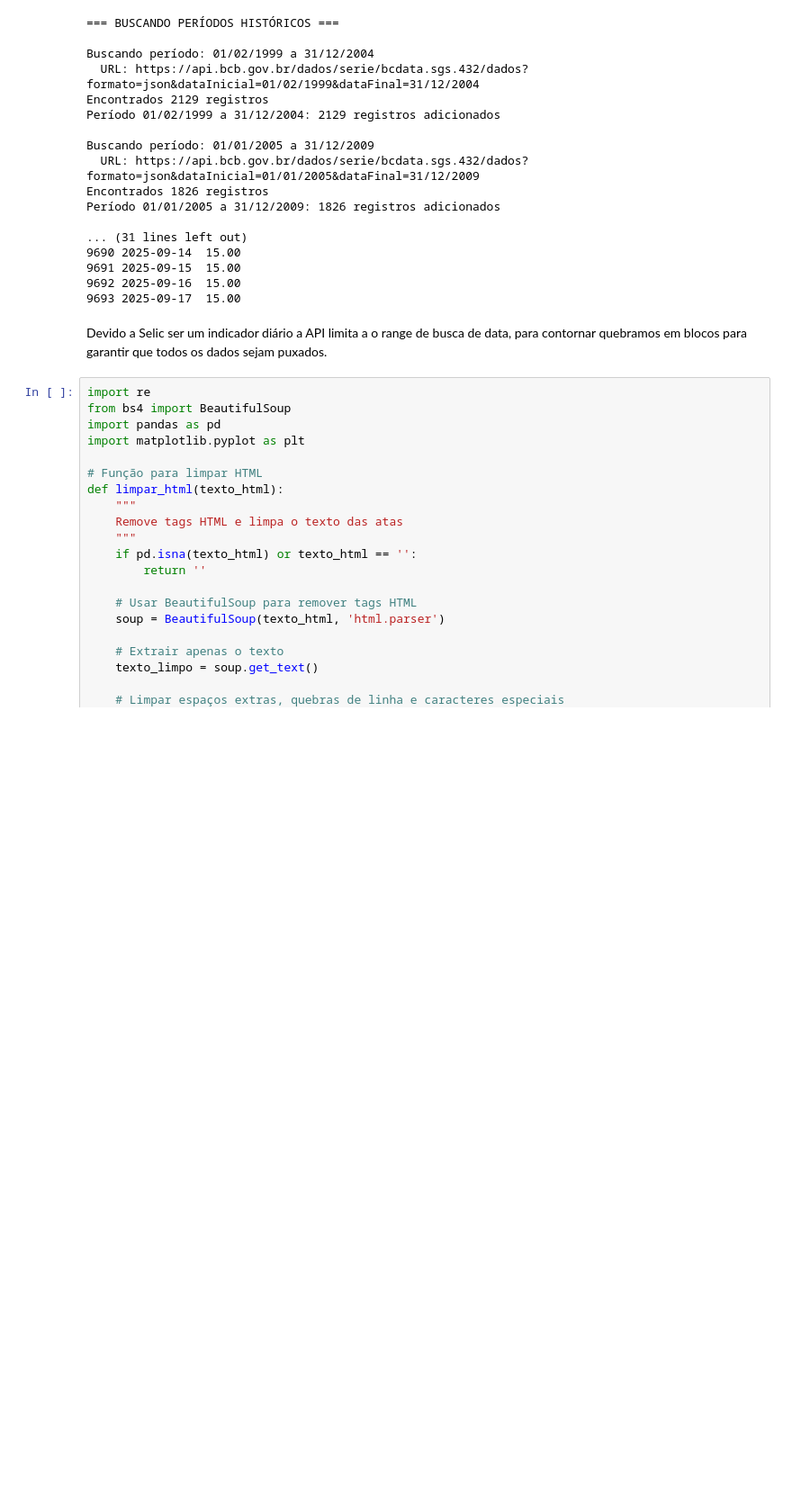
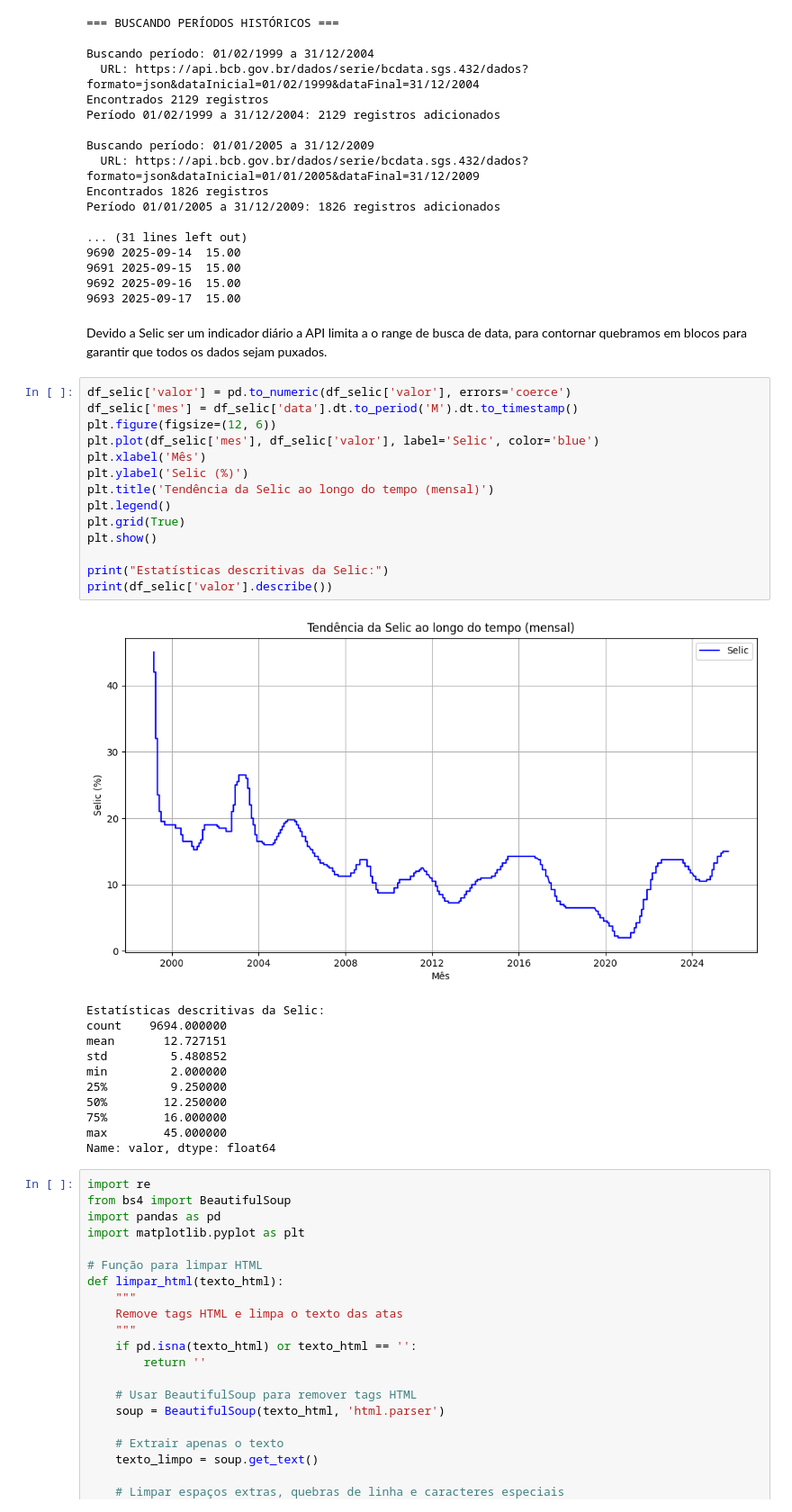
Before and after one commit to guilhermersduarte/Projeto-Aplicado2-Grupo19, a Jupyter notebook: Notebooks/analise_exploratoria_ata.ipynb, the cells around one changed output. Shown at 90% size. Drawn from its saved outputs; the diff is of its cells as text; blank space fills up the shorter version.

```diff
--- a/Notebooks/analise_exploratoria_ata.ipynb
+++ b/Notebooks/analise_exploratoria_ata.ipynb
@@ -406,6 +426,32 @@ Período 01/01/2005 a 31/12/2009: 1826 registros adicionados
 9693 2025-09-17  15.00
 # %% [markdown]
 Devido a Selic ser um indicador diário a API limita a o range de busca de data, para contornar quebramos em blocos para garantir que todos os dados sejam puxados.
+# %%
+df_selic['valor'] = pd.to_numeric(df_selic['valor'], errors='coerce')
+df_selic['mes'] = df_selic['data'].dt.to_period('M').dt.to_timestamp()
+plt.figure(figsize=(12, 6))
+plt.plot(df_selic['mes'], df_selic['valor'], label='Selic', color='blue')
+plt.xlabel('Mês')
+plt.ylabel('Selic (%)')
+plt.title('Tendência da Selic ao longo do tempo (mensal)')
+plt.legend()
+plt.grid(True)
+plt.show()
+
+print("Estatísticas descritivas da Selic:")
+print(df_selic['valor'].describe())
+# %% [output]
+[figure, added]
+Estatísticas descritivas da Selic:
+count    9694.000000
+mean       12.727151
+std         5.480852
+min         2.000000
+25%         9.250000
+50%        12.250000
+75%        16.000000
+max        45.000000
+Name: valor, dtype: float64
 # %%
 import re
 from bs4 import BeautifulSoup
```
Also changed, not shown: parts of 2 cells of this notebook.
